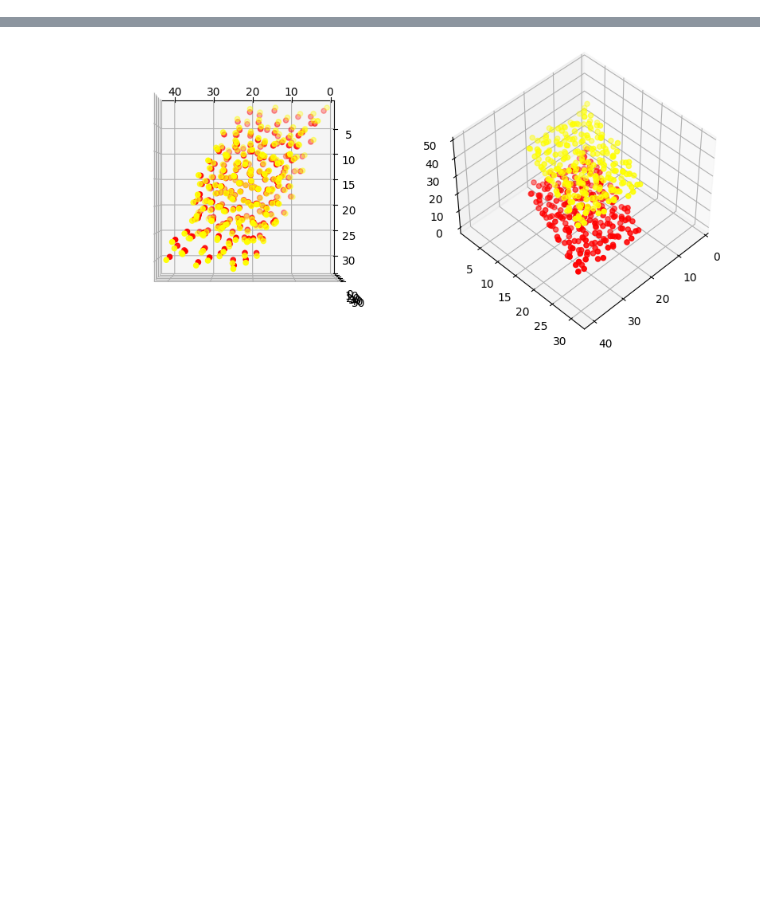
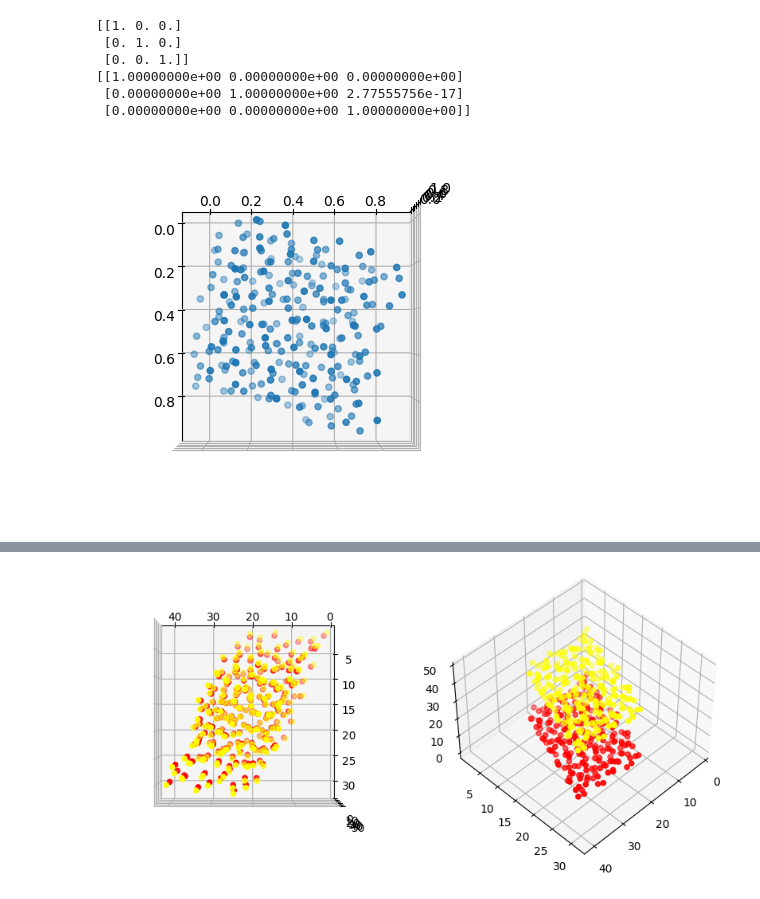
Before and after one commit to yaminbens/Proj23, a Jupyter notebook: DataManipulation.ipynb, the cells around one changed output, grey strips where cells are left out. Drawn from its saved outputs; the diff is of its cells as text; code cells hidden in the pictures; blank space fills up the shorter version.

```diff
--- a/DataManipulation.ipynb
+++ b/DataManipulation.ipynb
@@ -13,15 +13,23 @@ from scipy.stats import multivariate_normal
 # %%
 class DataGen:
-    def __init__(self, filename = 'w_metadNa350_short/dump/dump350.lammpstrj', samples_num=10 ,bin_num=20, length=1/3, gauss_len=5):
+    def __init__(self, filename = 'w_metadNa350_short/dump/dump350.lammpstrj', samples_num=2 ,bin_num=20, length=1/3, gauss_len=5):
         self.filename = filename
         self.data = []
-
+        self.bin_num = bin_num
+        meta = np.loadtxt(filename, skiprows=5, max_rows=3, usecols=[0,1,2], dtype=float)
+        self.length = length*(meta[0,1]-meta[0,0])
+        self.middle = []
         for i in range(samples_num):
             meta = np.loadtxt(filename, skiprows=5+(259*i), max_rows=3, usecols=[0,1,2], dtype=float)
+            self.meta = meta
             df = np.loadtxt(filename, skiprows=9+(259*i), max_rows=250, usecols=[2,3,4], dtype=float)
             coor = self.augmentDataPoints(df,meta)
+            if i==samples_num-1 :
+                self.plotPoints(coor)
             middle = self.calculateDiagonal(meta)
+            self.middle.append(middle)
             x,y,z,v = self.createTensor(coor,bin_num,length,middle)
+            self.data.append(v)
 
     def calculateDiagonal(self, meta):
         #calculate the diagonal farest point in the parallelpiped
@@ -38,12 +46,15 @@ class DataGen:
         vx =  x[:,:,:,np.newaxis] - coor[np.newaxis,np.newaxis,:,0]
         vy =  y[:,:,:,np.newaxis] - coor[np.newaxis,np.newaxis,:,1]
         vz =  z[:,:,:,np.newaxis] - coor[np.newaxis,np.newaxis,:,2]
-
         v = np.sum(np.exp(-(vx**2 + vy**2+ vz**2)/var),axis=3)
         return x,y,z,v
 
-    def plotTensor(self,x,y,z,v):
+    def plotTensor(self,v, middle):
         #scatters the 3-D tensor
+        n,l,p = self.bin_num, self.length, middle
+        x,y,z= np.meshgrid(np.linspace(p[0]-l/2,p[0]+l/2, n),
+                           np.linspace(p[1]-l/2,p[1]+l/2, n),
+                           np.linspace(p[2]-l/2,p[2]+l/2, n))
         fig = plt.figure()
         ax = fig.add_subplot(111, projection='3d')
         ax.scatter(x,y,z, c=v)
@@ -56,7 +67,27 @@ class DataGen:
 
         T = np.array([[lx, xy,xz],[0, ly,yz],[0,0,lz]])
         T_inv = np.linalg.inv(T)
+        nc = df.dot(T_inv) ##normalized coordinates
+        print(T.dot(T_inv))
+        return nc
+#         return np.dot(np.concatenate((nc,nc+(1,0,0),nc+(0,1,0),nc+(1,1,0),
+#                                         nc+(0,0,1),nc+(1,0,1),nc+(0,1,1),nc+(1,1,1))),1)
 
-        nc = np.dot(df,T_inv) ##normalized coordinates
+    def plotPoints(self, points):
+        #scatters the 3-D points in space
+        fig = plt.figure()
+        ax = fig.add_subplot(111, projection='3d')
+        ax.scatter(points[:,0],points[:,1],points[:,2])
+        ax.view_init(90,0)
 
-        return np.dot(np.concatenate((nc,nc+(1,0,0),nc+(0,1,0),nc+(1,1,0),nc+(1,0,1),nc+(1,0,1),nc+(0,1,1),nc+(1,1,1))),T)
+        plt.show()
+# %%
+dat = DataGen()
+# %% [output]
+[[1. 0. 0.]
+ [0. 1. 0.]
+ [0. 0. 1.]]
+[[1.00000000e+00 0.00000000e+00 0.00000000e+00]
+ [0.00000000e+00 1.00000000e+00 2.77555756e-17]
+ [0.00000000e+00 0.00000000e+00 1.00000000e+00]]
+[figure, added]
```
Also changed, not shown: parts of 4 cells of this notebook.
